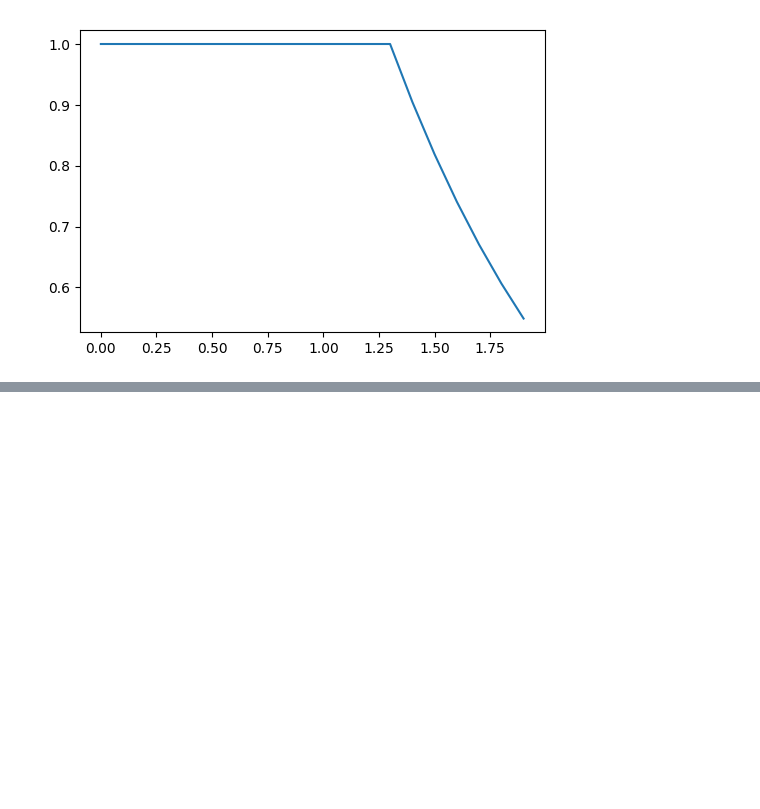
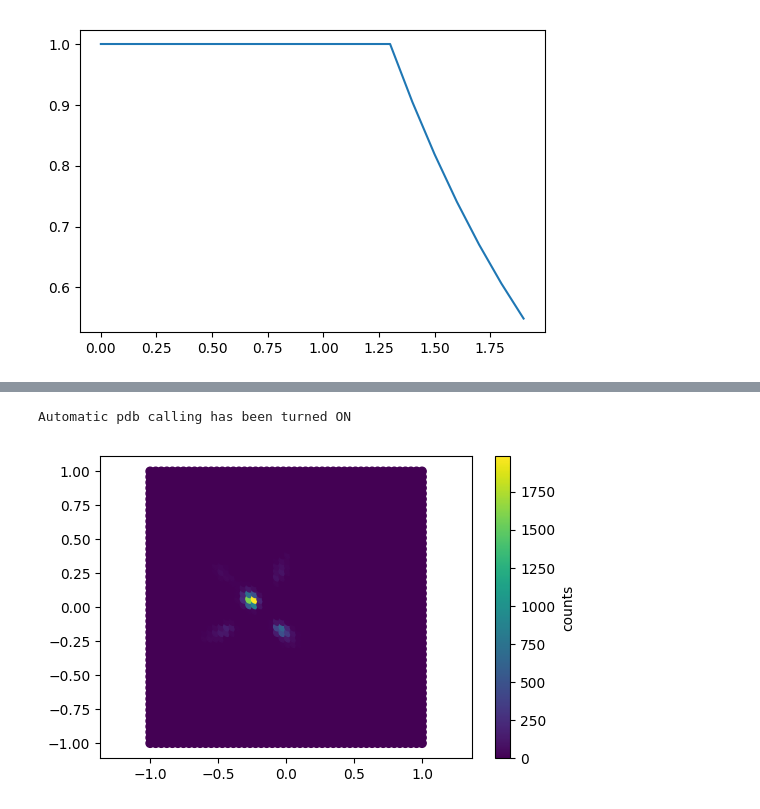
Before and after one commit to vuillaut/pschitt, a Jupyter notebook: notebooks/example.ipynb, the cells around one changed output, grey strips where cells are left out. Cells and saved outputs as stored; diff of their text form; code cells hidden in the pictures; blank space fills up the shorter version.

```diff
--- a/notebooks/example.ipynb
+++ b/notebooks/example.ipynb
@@ -455,0 +458,4 @@ reload(em)
+# %%
+pdb
+# %% [output]
+Automatic pdb calling has been turned ON
@@ -455,0 +464,4 @@ reload(em)
+# %%
+viz.display_stacked_cameras(alltel)
+# %% [output]
+[figure, added]
```
Also changed, not shown: parts of 6 cells of this notebook.
